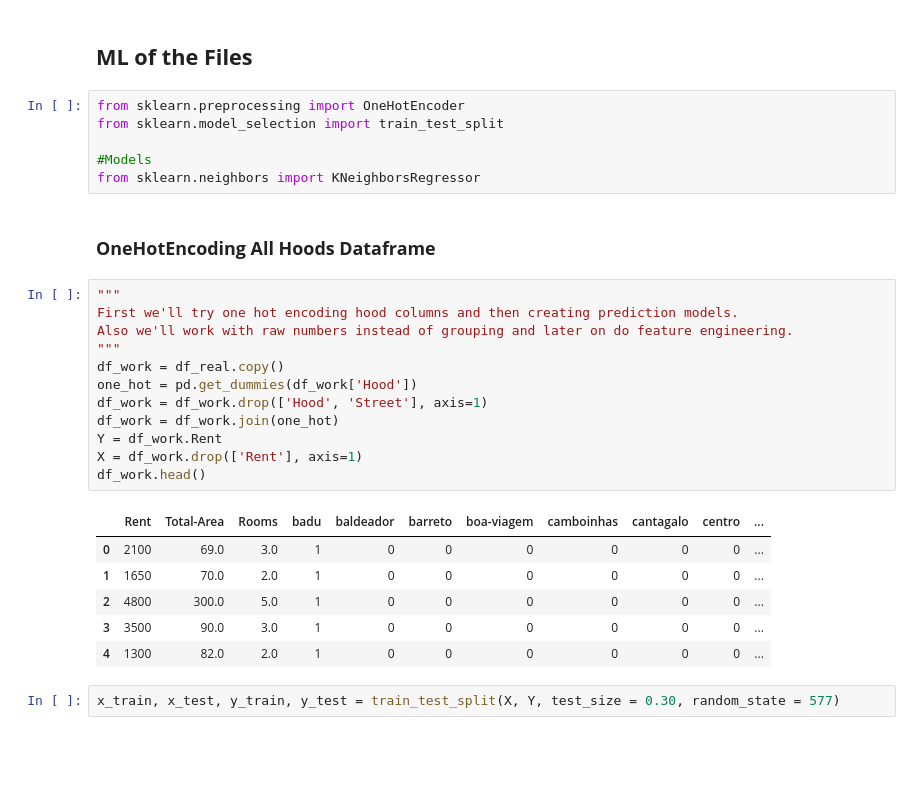
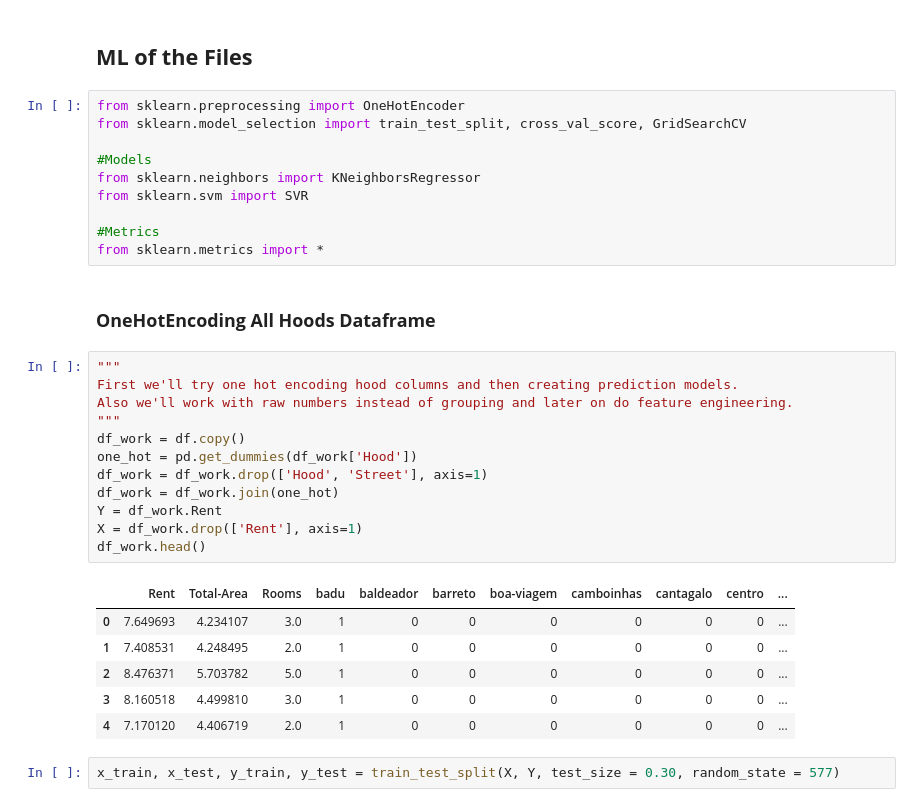
Before and after one commit to marcogemaque/calculadora-aluguel-turma-set-20, a Jupyter notebook: Awari_DS_Rent_Calculator.ipynb, the cells around one changed output. Cells and saved outputs as stored; diff of their text form; blank space fills up the shorter version.

```diff
--- a/Awari_DS_Rent_Calculator.ipynb
+++ b/Awari_DS_Rent_Calculator.ipynb
@@ -228,31 +228,35 @@ ax = sns.ecdfplot(data=df_filter, x="Rent", hue="Hood")
 ## **ML of the Files**
 # %%
 from sklearn.preprocessing import OneHotEncoder
-from sklearn.model_selection import train_test_split
+from sklearn.model_selection import train_test_split, cross_val_score, GridSearchCV
 
 #Models
 from sklearn.neighbors import KNeighborsRegressor
+from sklearn.svm import SVR
+
+#Metrics
+from sklearn.metrics import *
 # %% [markdown]
 ### **OneHotEncoding All Hoods Dataframe**
 # %%
 """
 First we'll try one hot encoding hood columns and then creating prediction models.
 Also we'll work with raw numbers instead of grouping and later on do feature engineering.
 """
-df_work = df_real.copy()
+df_work = df.copy()
 one_hot = pd.get_dummies(df_work['Hood'])
 df_work = df_work.drop(['Hood', 'Street'], axis=1)
 df_work = df_work.join(one_hot)
 Y = df_work.Rent
 X = df_work.drop(['Rent'], axis=1)
 df_work.head()
 # %% [output]
 |  | Rent | Total-Area | Rooms | badu | baldeador | barreto | boa-viagem | camboinhas | cantagalo | centro | ... |
-| 0 | 2100 | 69.0 | 3.0 | 1 | 0 | 0 | 0 | 0 | 0 | 0 | ... |
-| 1 | 1650 | 70.0 | 2.0 | 1 | 0 | 0 | 0 | 0 | 0 | 0 | ... |
-| 2 | 4800 | 300.0 | 5.0 | 1 | 0 | 0 | 0 | 0 | 0 | 0 | ... |
-| 3 | 3500 | 90.0 | 3.0 | 1 | 0 | 0 | 0 | 0 | 0 | 0 | ... |
-| 4 | 1300 | 82.0 | 2.0 | 1 | 0 | 0 | 0 | 0 | 0 | 0 | ... |
+| 0 | 7.649693 | 4.234107 | 3.0 | 1 | 0 | 0 | 0 | 0 | 0 | 0 | ... |
+| 1 | 7.408531 | 4.248495 | 2.0 | 1 | 0 | 0 | 0 | 0 | 0 | 0 | ... |
+| 2 | 8.476371 | 5.703782 | 5.0 | 1 | 0 | 0 | 0 | 0 | 0 | 0 | ... |
+| 3 | 8.160518 | 4.499810 | 3.0 | 1 | 0 | 0 | 0 | 0 | 0 | 0 | ... |
+| 4 | 7.170120 | 4.406719 | 2.0 | 1 | 0 | 0 | 0 | 0 | 0 | 0 | ... |
 # %%
 x_train, x_test, y_train, y_test = train_test_split(X, Y, test_size = 0.30, random_state = 577)
 # %% [markdown]
```
Also changed, not shown: parts of 29 cells of this notebook.
